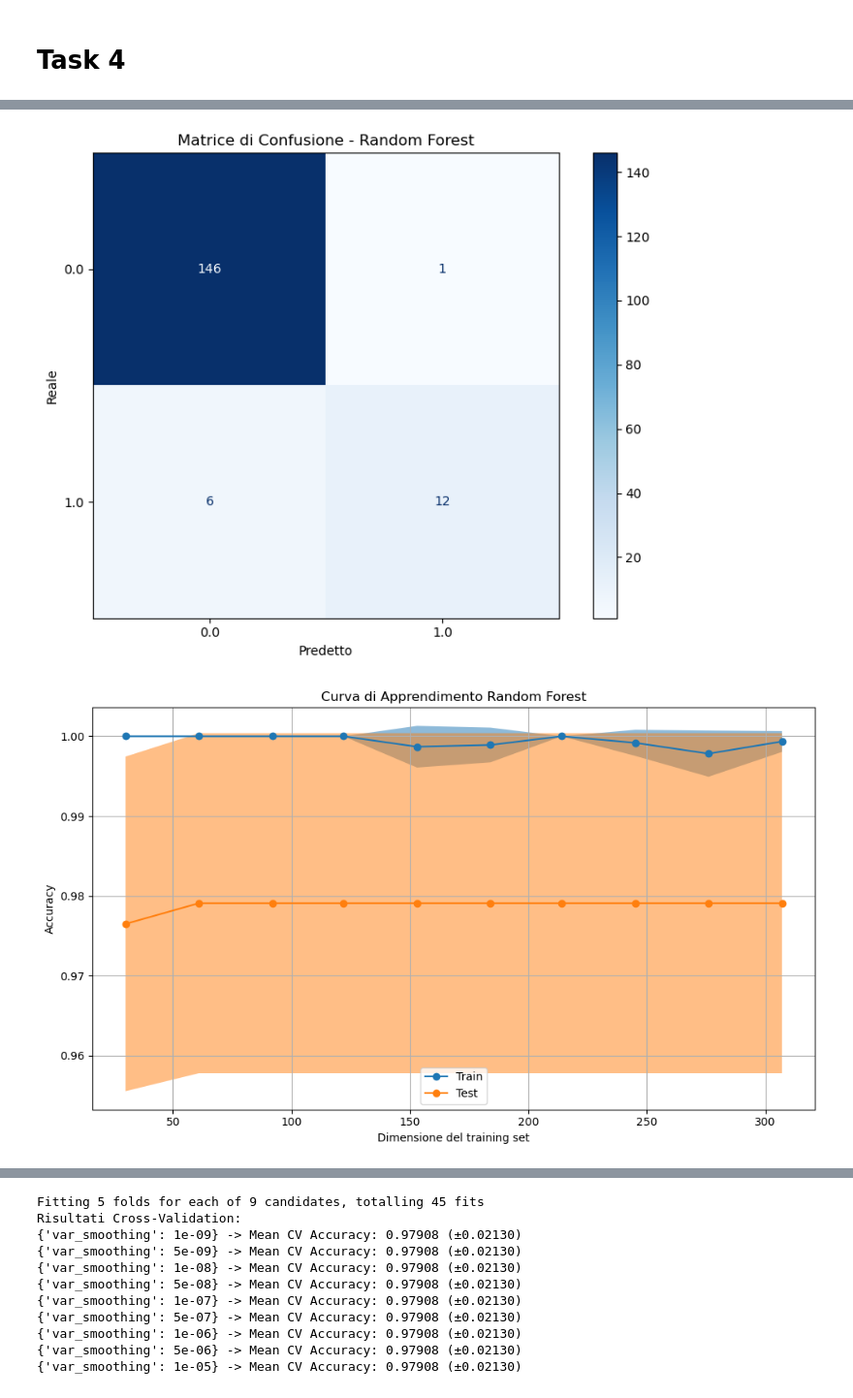
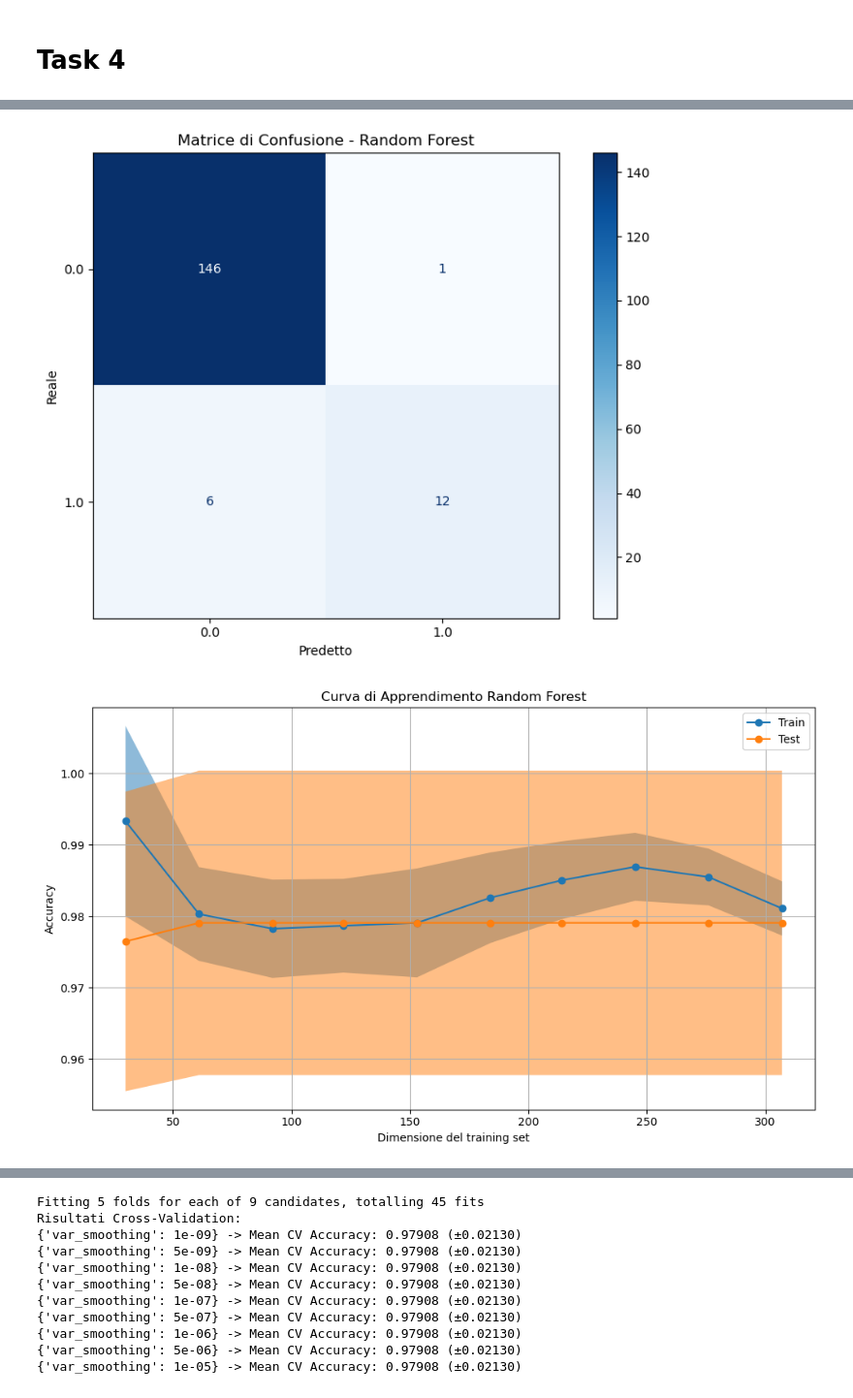
Before and after one commit to Surro03/Progetto_MachineLearning, a Jupyter notebook: machine_learning.ipynb, the cells around one changed output, grey strips where cells are left out. Shown at 97% size. Saved outputs shown, nothing was run; the diff lists cells and outputs as text; code cells hidden in the pictures.

```diff
--- a/machine_learning.ipynb
+++ b/machine_learning.ipynb
@@ -868,10 +868,11 @@ from sklearn.ensemble import RandomForestClassifier
 
 # Definizione della griglia di iperparametri da esplorare
 param_grid = {
-    'n_estimators': [25, 50, 100],
-    'max_depth': [None, 5, 10, 15],
-    'min_samples_split': [3, 5, 10],
-    'max_features': ['log2', 'sqrt']
+    'n_estimators': [50, 100, 150],
+    'max_depth': [None, 3, 5, 10],
+    'min_samples_split': [5, 10],
+    'min_samples_leaf': [2, 4, 6],
+    'max_features': ['sqrt']
 }
 
 # Inizializzazione del modello base Random Forest
@@ -966,17 +967,17 @@ Parametri Ottimali: {'max_depth': None, 'max_features': 'log2', 'min_samples_spl
    Accuratezza CV Ottimale: 0.9791
 Ottimizzazione completata. Modello migliore recuperato.
 
 Valutazione Finale del Modello
  Accuratezza sul Set di Test (dati mai visti): 0.9576
 
 Report di Classificazione Dettagliato
               precision    recall  f1-score   support
 
          0.0       0.96      0.99      0.98       147
          1.0       0.92      0.67      0.77        18
 
     accuracy                           0.96       165
    macro avg       0.94      0.83      0.88       165
 weighted avg       0.96      0.96      0.95       165
 [figure]
-[figure, old version]
+[figure, new version]
```
Also changed, not shown: parts of 6 cells of this notebook, 1 other file.
